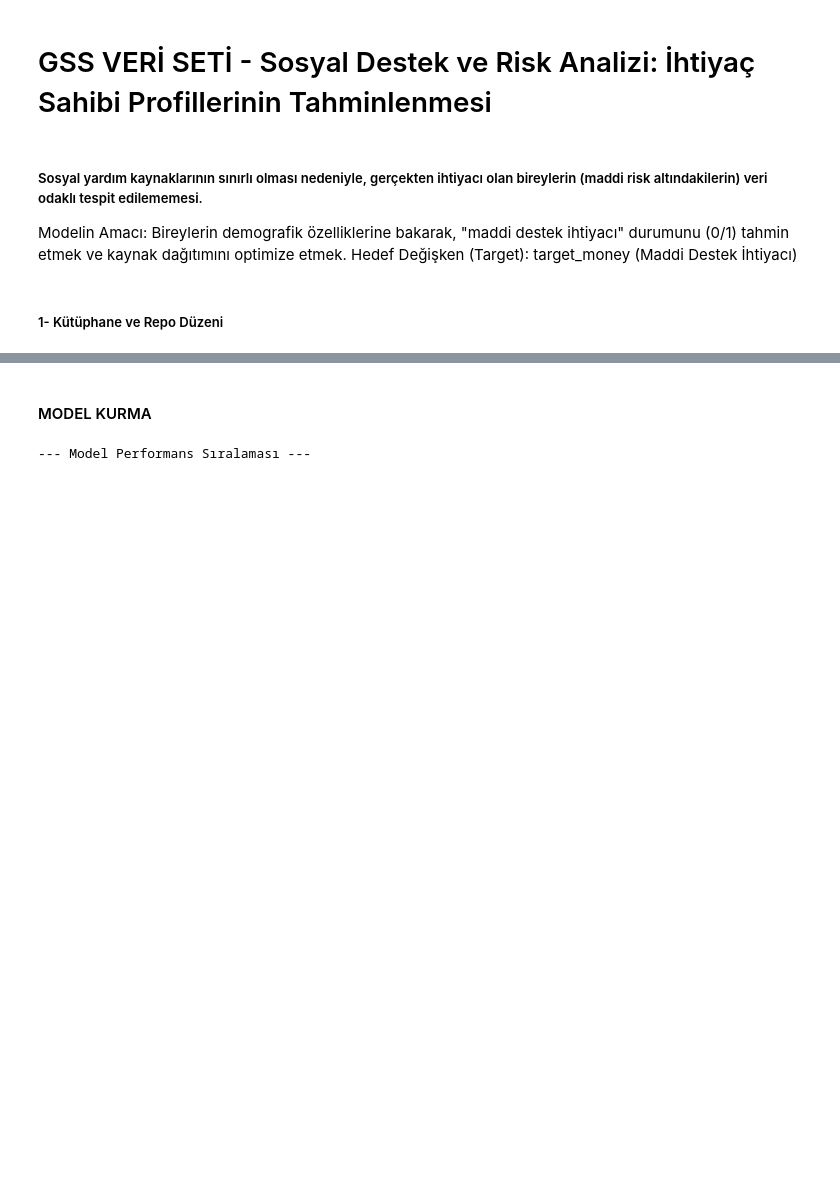
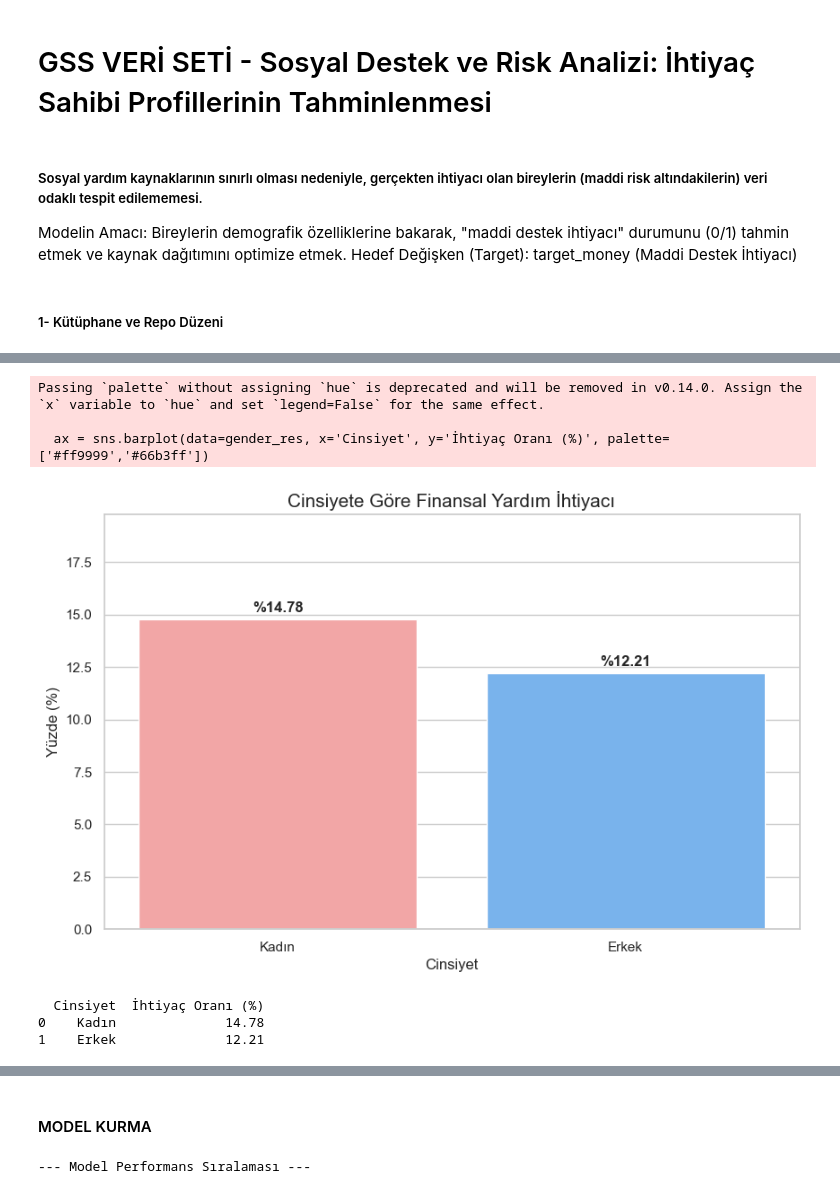
Before and after one commit to betultgumus/ybst-veri-bilimi, a Jupyter notebook: gss/notebooks/ihtiyac_modeli.ipynb, the cells around one changed output, grey strips where cells are left out. Saved outputs shown, nothing was run; the diff lists cells and outputs as text; code cells hidden in the pictures; blank space fills up the shorter version.

```diff
--- a/gss/notebooks/ihtiyac_modeli.ipynb
+++ b/gss/notebooks/ihtiyac_modeli.ipynb
@@ -56,17 +22,0 @@ X = df[['age', 'sex', 'race', 'educ', 'coninc', 'marital', 'hrs1', 'health', 'de
-# %%
-import seaborn as sns
-import matplotlib.pyplot as plt
-
-# Grafiklerin düzgün görünmesi için stil ayarı
-sns.set_theme(style="whitegrid")
-
-plt.figure(figsize=(10, 6))
-# 'satfin' (Finansal Memnuniyet) ve 'happy' (Mutluluk) karşılaştırması
-sns.countplot(data=df, x='satfin', hue='happy', palette='magma')
-
-plt.title('Finansal Memnuniyet ve Mutluluk İlişkisi: ' \
-'Para mutluluk getirir mi ?', fontsize=15)
-plt.xlabel('Finansal Memnuniyet (1: Memnun, 3: Hiç Değil)', fontsize=12)
-plt.ylabel('Kişi Sayısı', fontsize=12)
-plt.legend(title='Mutluluk (1: Çok Mutlu, 3: Değil)')
-plt.show()
@@ -250,0 +69,34 @@ Test seti boyutu: (4532, 18)
+# %%
+# 1. Veriyi ve hedefi hazırla
+df = pd.read_csv('../data/processed/temiz_veri.csv')
+df['target_money'] = (df['natfare'] == 1).astype(int)
+
+# 2. Oranları hesapla (0=Kadın, 1=Erkek)
+gender_res = df.groupby('sex')['target_money'].mean().reset_index()
+gender_res['Cinsiyet'] = gender_res['sex'].map({1: 'Erkek', 0: 'Kadın'})
+gender_res['İhtiyaç Oranı (%)'] = (gender_res['target_money'] * 100).round(2)
+
+# 3. Görselleştirme
+plt.figure(figsize=(10, 6))
+ax = sns.barplot(data=gender_res, x='Cinsiyet', y='İhtiyaç Oranı (%)', palette=['#ff9999','#66b3ff'])
+
+# Çubukların üzerine yüzdeleri yazdır
+for p in ax.patches:
+    ax.annotate(f'%{p.get_height()}', (p.get_x() + p.get_width() / 2., p.get_height()),
+                ha='center', va='center', xytext=(0, 9), textcoords='offset points', fontsize=12, fontweight='bold')
+
+plt.title('Cinsiyete Göre Finansal Yardım İhtiyacı', fontsize=15)
+plt.ylabel('Yüzde (%)')
+plt.ylim(0, gender_res['İhtiyaç Oranı (%)'].max() + 5)
+plt.show()
+
+# Tablo çıktısı
+print(gender_res[['Cinsiyet', 'İhtiyaç Oranı (%)']])
+# %% [output]
+Passing `palette` without assigning `hue` is deprecated and will be removed in v0.14.0. Assign the `x` variable to `hue` and set `legend=False` for the same effect.
+
+  ax = sns.barplot(data=gender_res, x='Cinsiyet', y='İhtiyaç Oranı (%)', palette=['#ff9999','#66b3ff'])
+[figure, added]
+  Cinsiyet  İhtiyaç Oranı (%)
+0    Kadın              14.78
+1    Erkek              12.21
```
Also changed, not shown: parts of 25 cells of this notebook, 2 other files.
